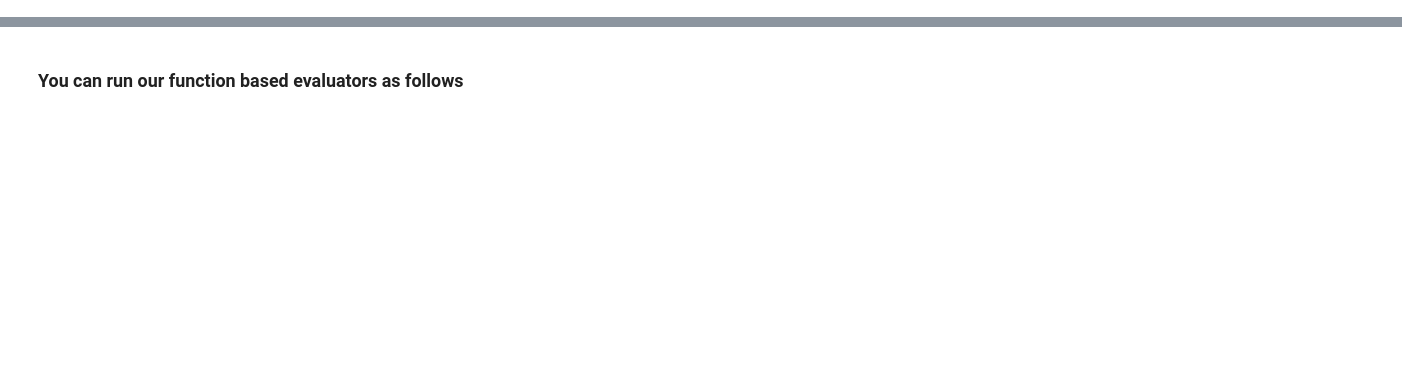
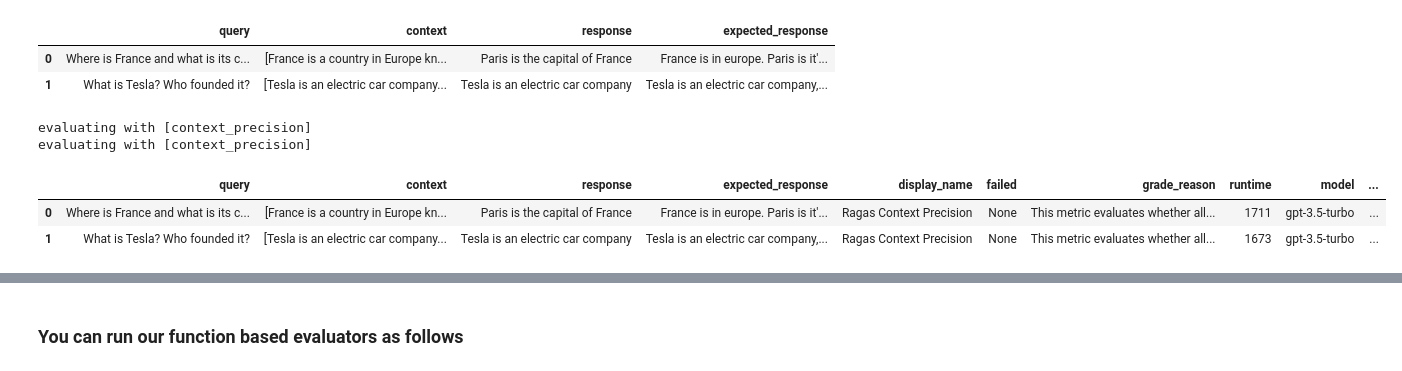
Before and after one commit to athina-ai/athina-evals, a Jupyter notebook: examples/run_eval.ipynb, the cells around one changed output, grey strips where cells are left out. Drawn from its saved outputs; the diff is of its cells as text; code cells hidden in the pictures; blank space fills up the shorter version.

```diff
--- a/examples/run_eval.ipynb
+++ b/examples/run_eval.ipynb
@@ -59,22 +79,40 @@ RagasAnswerRelevancy(model=eval_model).run(**data).to_df()
 # %%
 raw_data_ragas_with_expected_response = [
     {
-        "query": "Where is France and what is it's capital?",
-        "contexts": ["France is the country in europe known for delicious cuisine", "Tesla is an electric car", "Elephant is an animal"],
-        "response": "Tesla is an electric car",
+        "query": "Where is France and what is its capital?",
+        "context": [
+            "France is a country in Europe known for delicious cuisine",
+            "The capital of France is Paris.",
+            "French fries were not invented in France."
+        ],
+        "response": "Paris is the capital of France",
         "expected_response": "France is in europe. Paris is it's capital"
     },
     {
         "query": "What is Tesla? Who founded it?",
-        "contexts": ["Tesla is the electric car company. Tesla is registerd in United States", "Elon Musk founded it"],
-        "response": "France is in western Europe and Paris is its capital",
-        "expected_response": "Tesla is an electric car company. Elon Musk founded it."
+        "context": [
+            "Tesla is an electric car company.",
+            "Tesla is registered in United States",
+            "Elon Musk founded Tesla"
+        ],
+        "response": "Tesla is an electric car company",
+        "expected_response": "Tesla is an electric car company, founded by Elon Musk."
     },
 ]
-dataset_raw_data_ragas_with_expected_response = Loader().load_dict(raw_data_ragas_with_expected_response)
-pd.DataFrame(dataset_raw_data_ragas_with_expected_response)
+ragas_dataset_with_expected_response = Loader().load_dict(raw_data_ragas_with_expected_response)
+pd.DataFrame(ragas_dataset_with_expected_response)
+# %% [output]
+|  | query | context | response | expected_response |
+| 0 | Where is France and what is its c... | [France is a country in Europe kn... | Paris is the capital of France | France is in europe. Paris is it'... |
+| 1 | What is Tesla? Who founded it? | [Tesla is an electric car company... | Tesla is an electric car company | Tesla is an electric car company,... |
 # %%
 eval_model = "gpt-3.5-turbo"
-RagasContextPrecision(model=eval_model).run_batch(data=dataset_raw_data_ragas_with_expected_response).to_df()
+RagasContextPrecision(model=eval_model).run_batch(data=ragas_dataset_with_expected_response).to_df()
+# %% [output]
+evaluating with [context_precision]
+evaluating with [context_precision]
+|  | query | context | response | expected_response | display_name | failed | grade_reason | runtime | model | ... |
+| 0 | Where is France and what is its c... | [France is a country in Europe kn... | Paris is the capital of France | France is in europe. Paris is it'... | Ragas Context Precision | None | This metric evaluates whether all... | 1711 | gpt-3.5-turbo | ... |
+| 1 | What is Tesla? Who founded it? | [Tesla is an electric car company... | Tesla is an electric car company | Tesla is an electric car company,... | Ragas Context Precision | None | This metric evaluates whether all... | 1673 | gpt-3.5-turbo | ... |
 # %%
 eval_model = "gpt-3.5-turbo"
```
Also changed, not shown: parts of 39 cells of this notebook.
